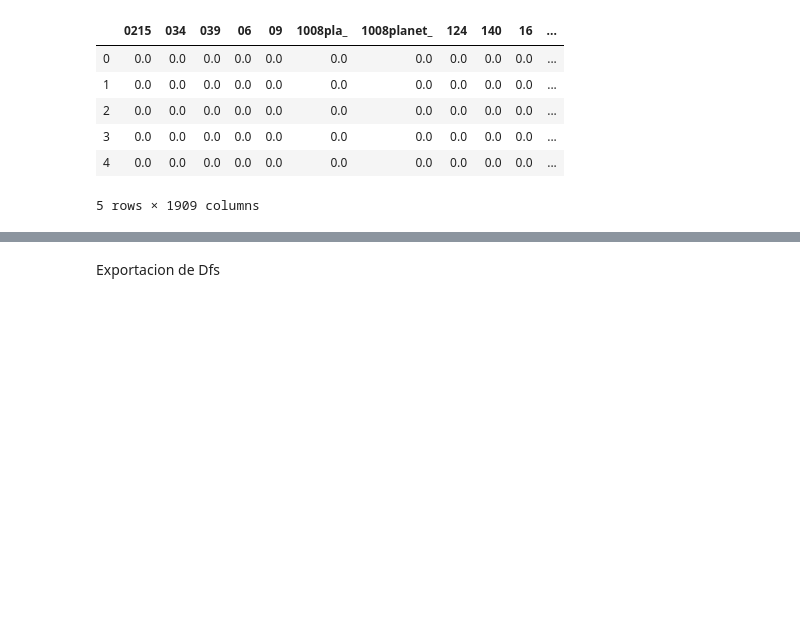
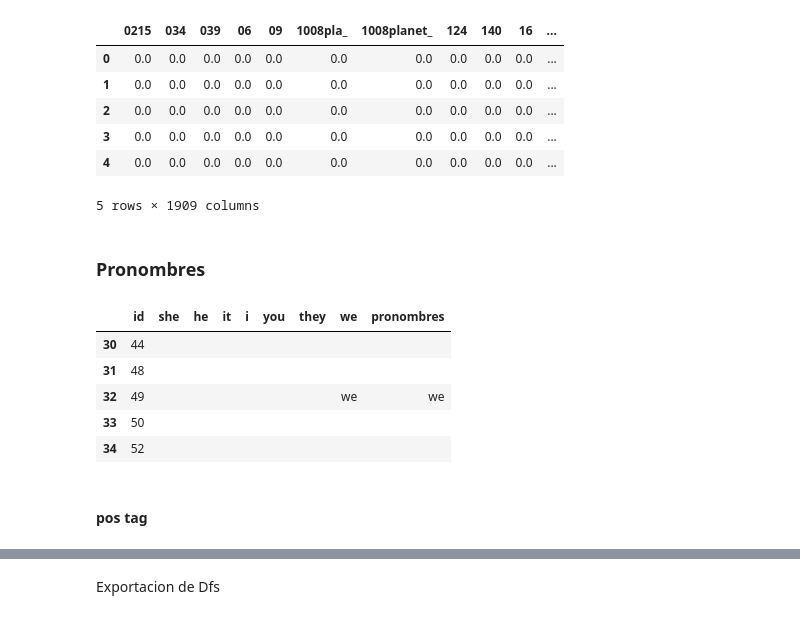
Before and after one commit to anichucai/7506-Datos-datos-tp2, a Jupyter notebook: Features.ipynb, the cells around one changed output, grey strips where cells are left out. Saved outputs shown, nothing was run; the diff lists cells and outputs as text; code cells hidden in the pictures; blank space fills up the shorter version.

Commit message:
Agrego features pronombres y pos_tag
Agrego esos features a Decision tree

```diff
--- a/Features.ipynb
+++ b/Features.ipynb
@@ -1173,3 +1192,35 @@ test_df_tf_idf_smooth_hashtags.head()
 | 3 | 0.0 | 0.0 | 0.0 | 0.0 | 0.0 | 0.0 | 0.0 | 0.0 | 0.0 | 0.0 | ... |
 | 4 | 0.0 | 0.0 | 0.0 | 0.0 | 0.0 | 0.0 | 0.0 | 0.0 | 0.0 | 0.0 | ... |
 5 rows × 1909 columns
+# %% [markdown]
+### Pronombres
+# %%
+def extract_pronoun(tweet, words):
+    res = ""
+    for w in tweet.lower().split(" "):
+        if w in words:
+            res+= " " + words[0]
+    return res
+# %%
+df_pronombres = train[['id']].copy()
+
+
+df_pronombres['she'] = train['text'].apply(lambda x: extract_pronoun(x, ["she", "she's"]))
+df_pronombres['he'] = train['text'].apply(lambda x: extract_pronoun(x, ["he", "he's"]))
+df_pronombres['it'] = train['text'].apply(lambda x: extract_pronoun(x, ["it", "it's"]))
+df_pronombres['i'] = train['text'].apply(lambda x: extract_pronoun(x, ["i", "i'm"]))
+df_pronombres['you'] = train['text'].apply(lambda x: extract_pronoun(x, ["you","you're"]))
+df_pronombres['they'] = train['text'].apply(lambda x: extract_pronoun(x, ["they","they're"]))
+df_pronombres['we'] = train['text'].apply(lambda x: extract_pronoun(x, ["we","we're"]))
+
+df_pronombres['pronombres'] = df_pronombres['she'] + df_pronombres['he']+ df_pronombres['they']+\
+            df_pronombres['it'] +df_pronombres['you'] + df_pronombres['i'] + df_pronombres['we']
+# %%
+df_pronombres[30:35]
+# %% [output]
+|  | id | she | he | it | i | you | they | we | pronombres |
+| 30 | 44 |  |  |  |  |  |  |  |  |
+| 31 | 48 |  |  |  |  |  |  |  |  |
+| 32 | 49 |  |  |  |  |  |  | we | we |
+| 33 | 50 |  |  |  |  |  |  |  |  |
+| 34 | 52 |  |  |  |  |  |  |  |  |
@@ -1175,0 +1269,2 @@ test_df_tf_idf_smooth_hashtags.head()
+# %% [markdown]
+#### pos tag
```
Also changed, not shown: parts of 24 cells of this notebook, 11 other files.
